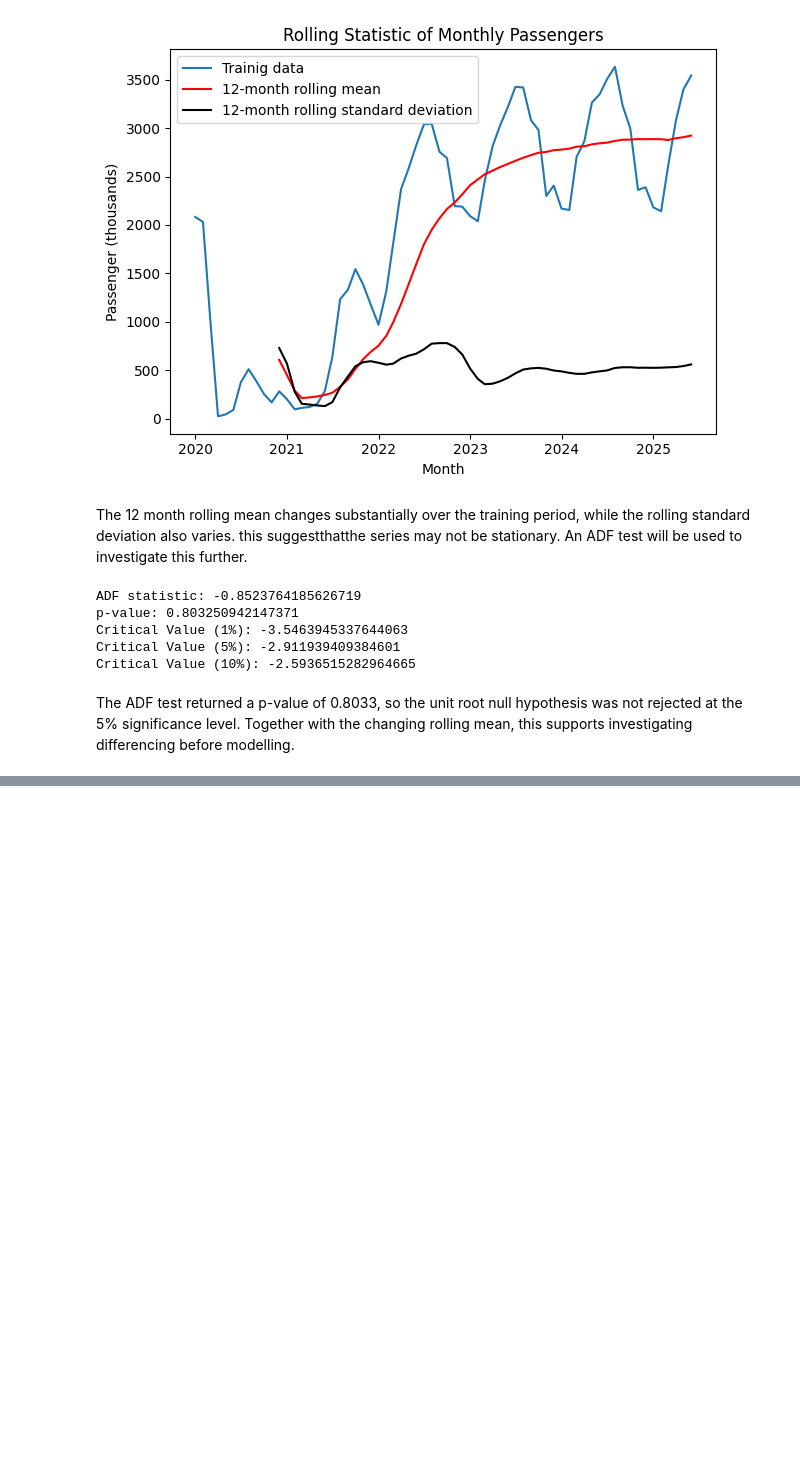
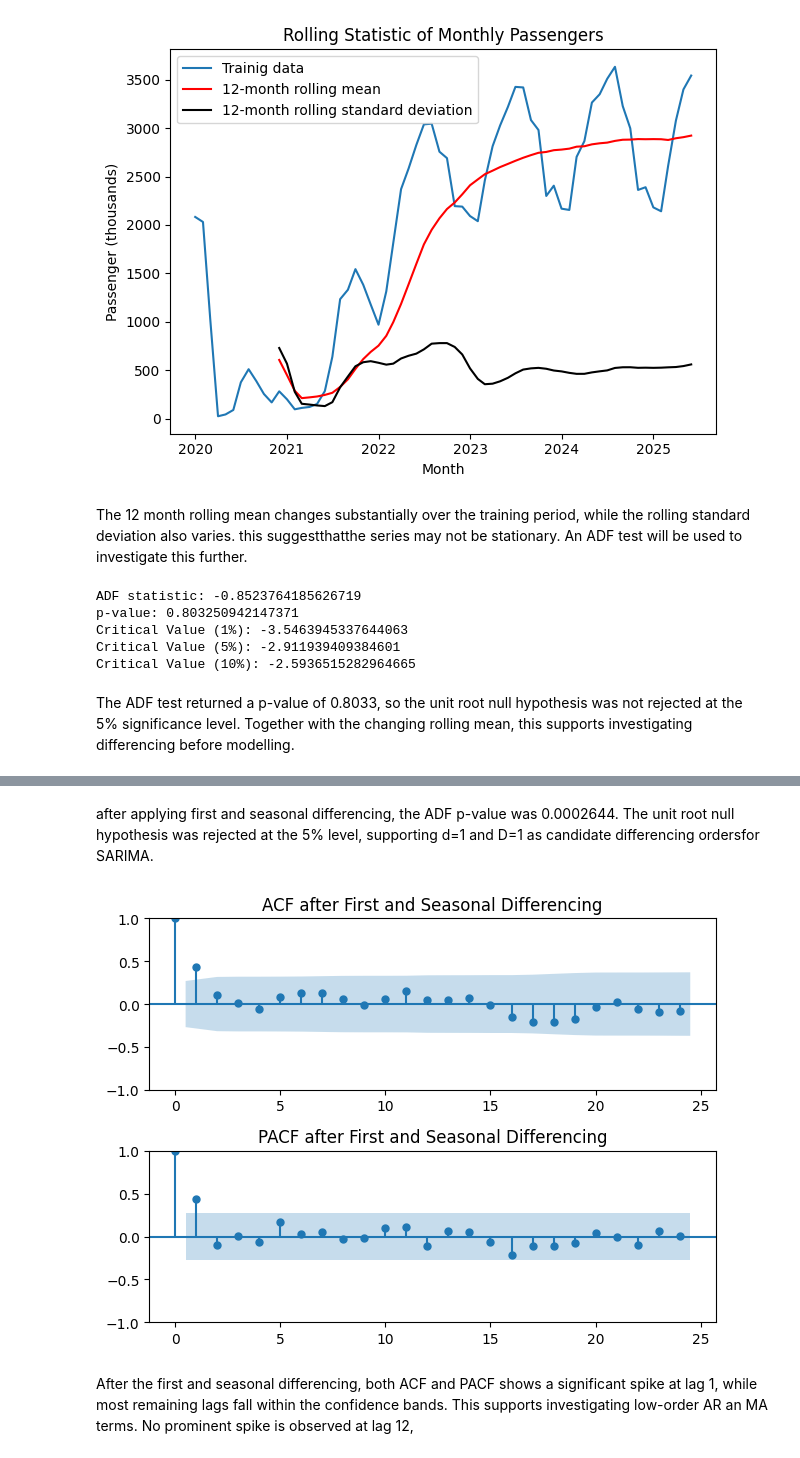
Before and after one commit to Ricardocotaa/CA1-Machine-Learning-2-Ricardo-Cota, a Jupyter notebook: CA1 MachineLearning-RicardoCota.ipynb, the cells around one changed output, grey strips where cells are left out. Drawn from its saved outputs; the diff is of its cells as text; code cells hidden in the pictures; blank space fills up the shorter version.

```diff
--- a/CA1 MachineLearning-RicardoCota.ipynb
+++ b/CA1 MachineLearning-RicardoCota.ipynb
@@ -768,0 +858,19 @@ The ADF test returned a p-value of 0.8033, so the unit root null hypothesis was
+# %% [markdown]
+after applying first and seasonal differencing, the ADF p-value was 0.0002644. The unit root null hypothesis was rejected at the 5% level, supporting d=1 and D=1 as candidate differencing ordersfor SARIMA.
+# %%
+from statsmodels.graphics.tsaplots import plot_acf, plot_pacf
+
+fig, axes = plt.subplots(2,1)
+
+plot_acf(train_combined_diff, lags=24, ax=axes[0])
+plot_pacf(train_combined_diff, lags=24, method="ywm", ax=axes[1])
+
+axes[0].set_title("ACF after First and Seasonal Differencing")
+axes[1].set_title("PACF after First and Seasonal Differencing")
+
+plt.tight_layout()
+plt.show()
+# %% [output]
+[figure, added]
+# %% [markdown]
+After the first and seasonal differencing, both ACF and PACF shows a significant spike at lag 1, while most remaining lags fall within the confidence bands. This supports investigating low-order AR an MA terms. No prominent spike is observed at lag 12,
```
Also changed, not shown: parts of 11 cells of this notebook.
